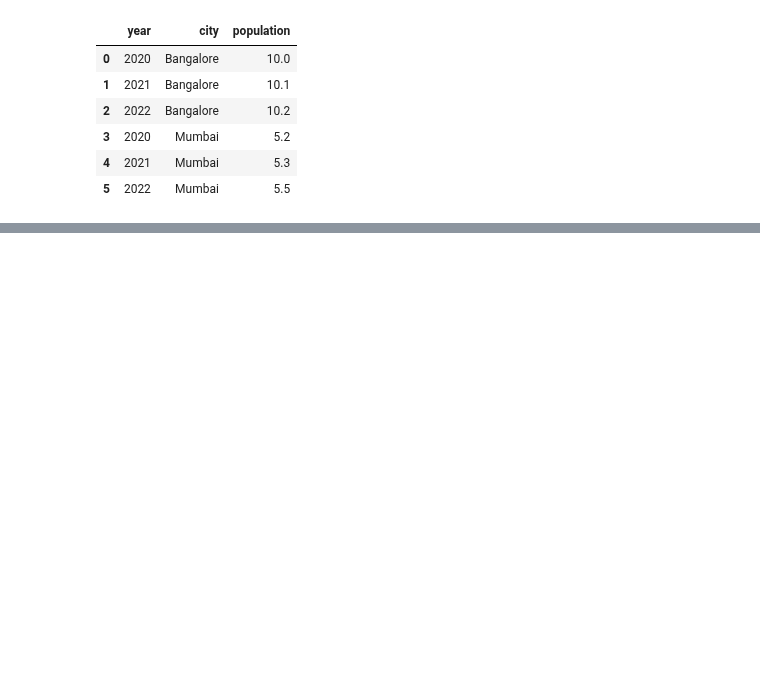
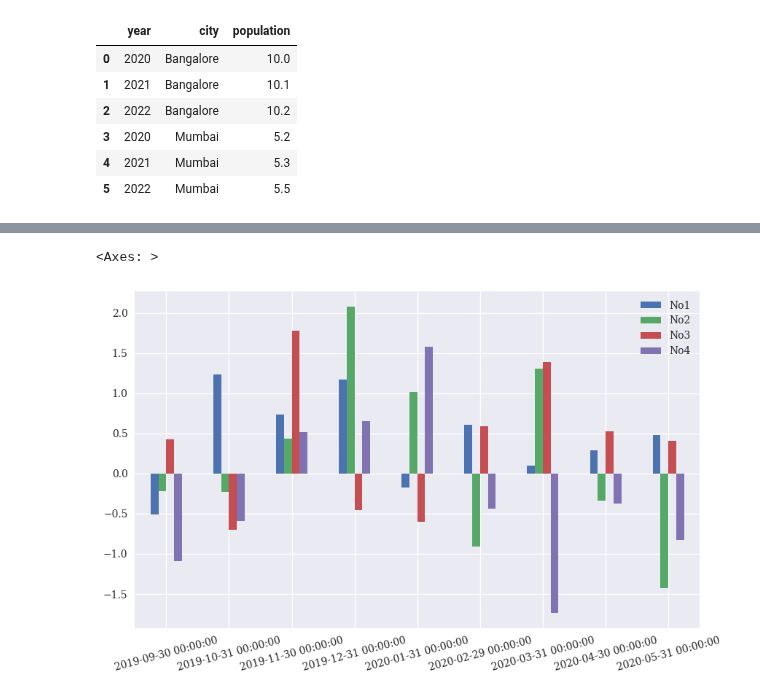
Before and after one commit to DoTheDishesPlz/ML, a Jupyter notebook: 3.Pandas.ipynb, the cells around one changed output, grey strips where cells are left out. Drawn from its saved outputs; the diff is of its cells as text; code cells hidden in the pictures; blank space fills up the shorter version.

```diff
--- a/3.Pandas.ipynb
+++ b/3.Pandas.ipynb
@@ -120,0 +253,5 @@ df2.plot.area(stacked=False)
+# %%
+df.plot.bar(figsize=(10,6),rot=15)
+# %% [output]
+<Axes: >
+[figure, added]
```
Also changed, not shown: parts of 36 cells of this notebook.
